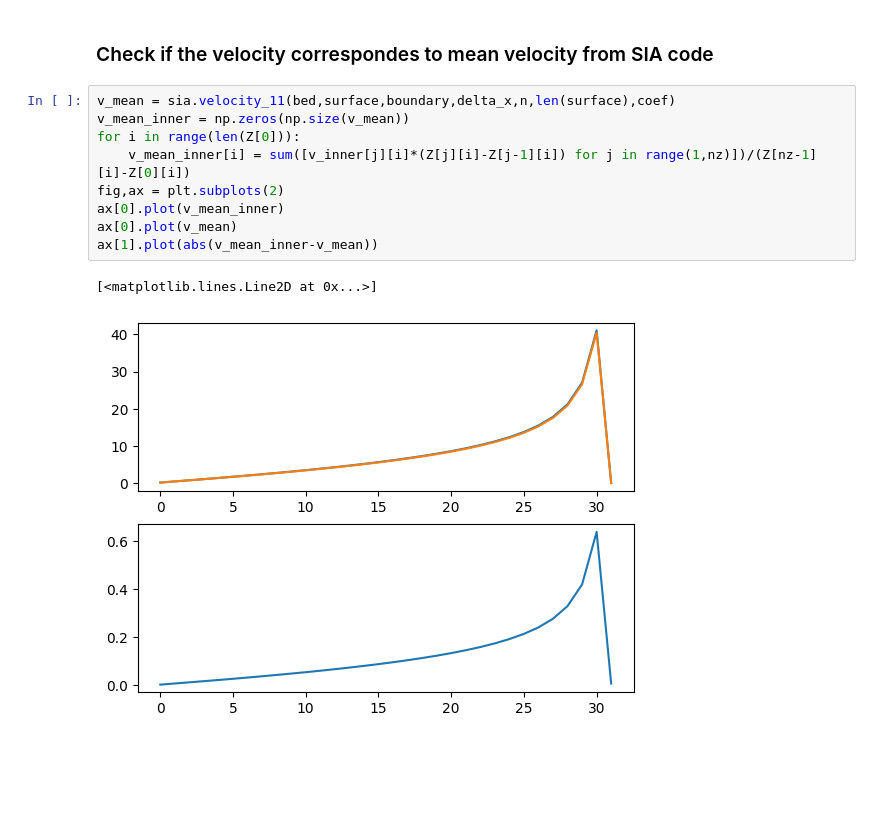
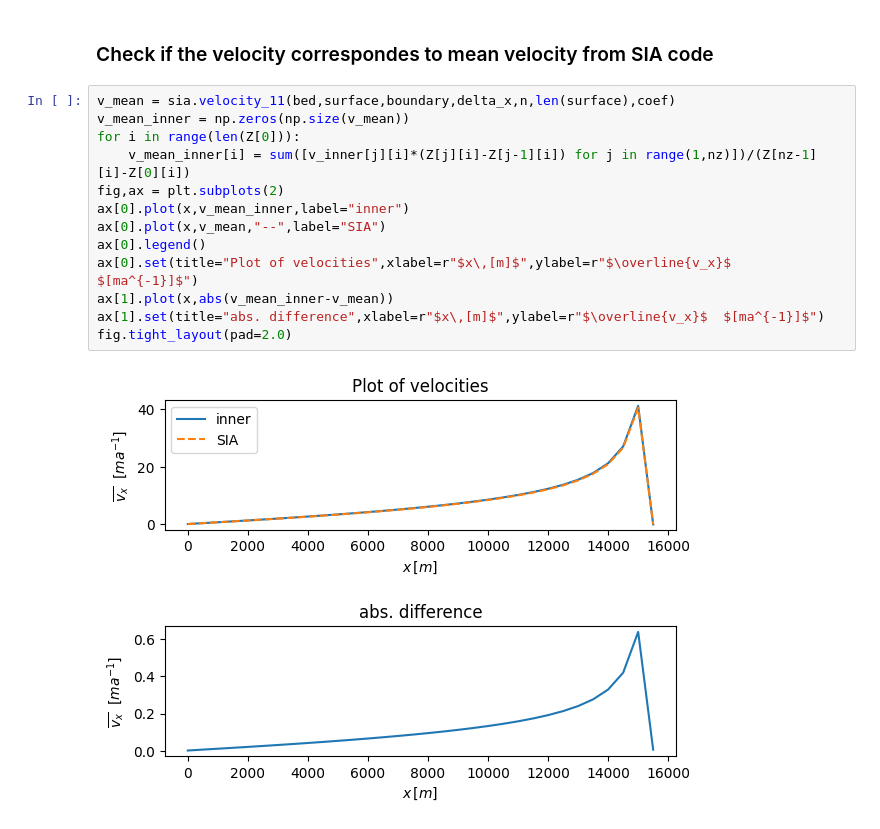
Before and after one commit to AnneMariaVera/SIA, a Jupyter notebook: test_innerVelocity.ipynb, the cells around one changed output. Drawn from its saved outputs; the diff is of its cells as text; blank space fills up the shorter version.

Commit message:
added axis labels

```diff
--- a/test_innerVelocity.ipynb
+++ b/test_innerVelocity.ipynb
@@ -68,12 +71,15 @@ for i in range(len(x)-1):
 # %%
 v_mean = sia.velocity_11(bed,surface,boundary,delta_x,n,len(surface),coef)
 v_mean_inner = np.zeros(np.size(v_mean))
 for i in range(len(Z[0])):
     v_mean_inner[i] = sum([v_inner[j][i]*(Z[j][i]-Z[j-1][i]) for j in range(1,nz)])/(Z[nz-1][i]-Z[0][i])
 fig,ax = plt.subplots(2)
-ax[0].plot(v_mean_inner)
-ax[0].plot(v_mean)
-ax[1].plot(abs(v_mean_inner-v_mean))
+ax[0].plot(x,v_mean_inner,label="inner")
+ax[0].plot(x,v_mean,"--",label="SIA")
+ax[0].legend()
+ax[0].set(title="Plot of velocities",xlabel=r"$x\,[m]$",ylabel=r"$\overline{v_x}$  $[ma^{-1}]$")
+ax[1].plot(x,abs(v_mean_inner-v_mean))
+ax[1].set(title="abs. difference",xlabel=r"$x\,[m]$",ylabel=r"$\overline{v_x}$  $[ma^{-1}]$")
+fig.tight_layout(pad=2.0)
 # %% [output]
-[<matplotlib.lines.Line2D at 0x...>]
-[figure, old version]
+[figure, new version]
```
Also changed, not shown: parts of 1 cell of this notebook.
